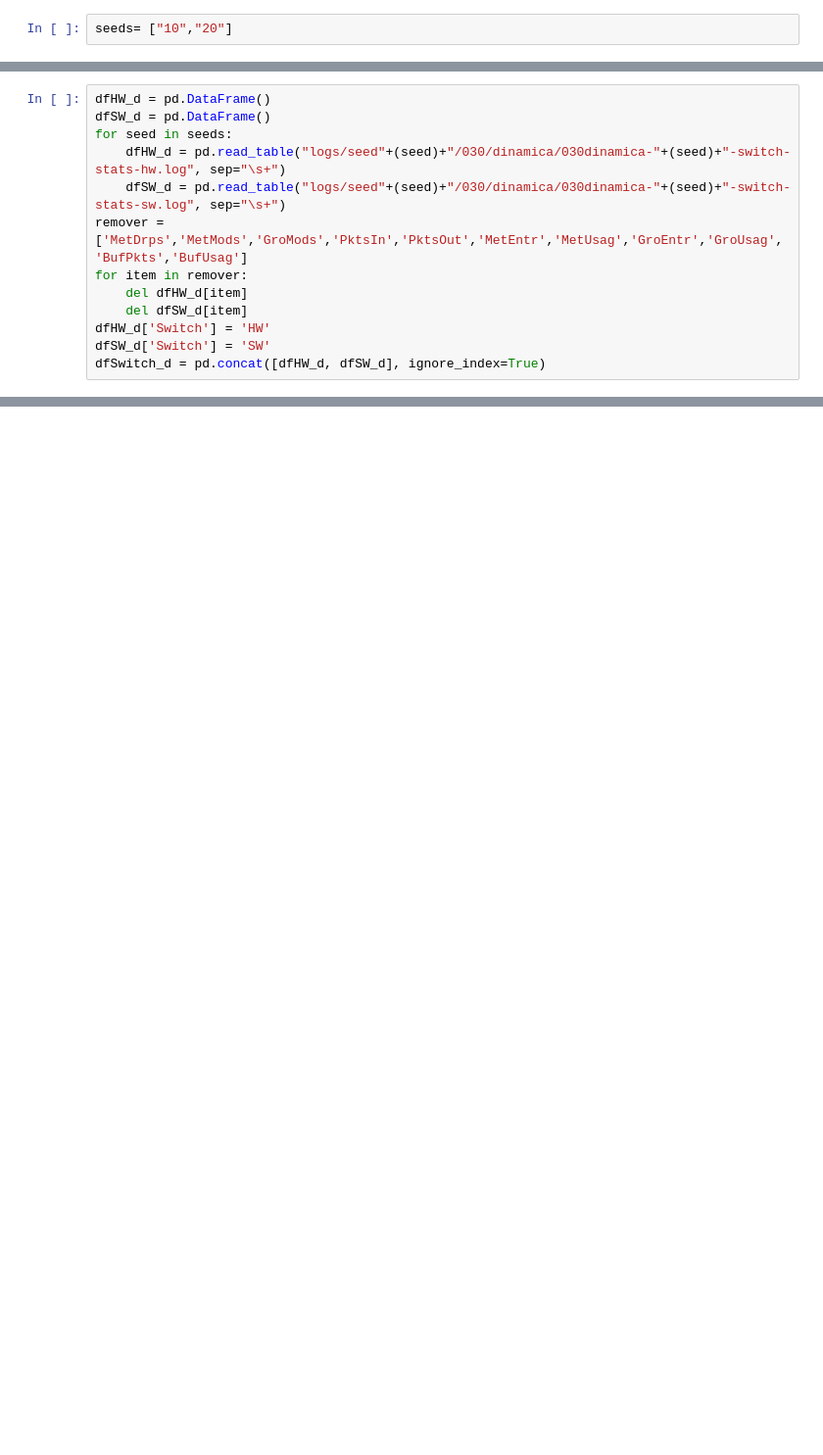
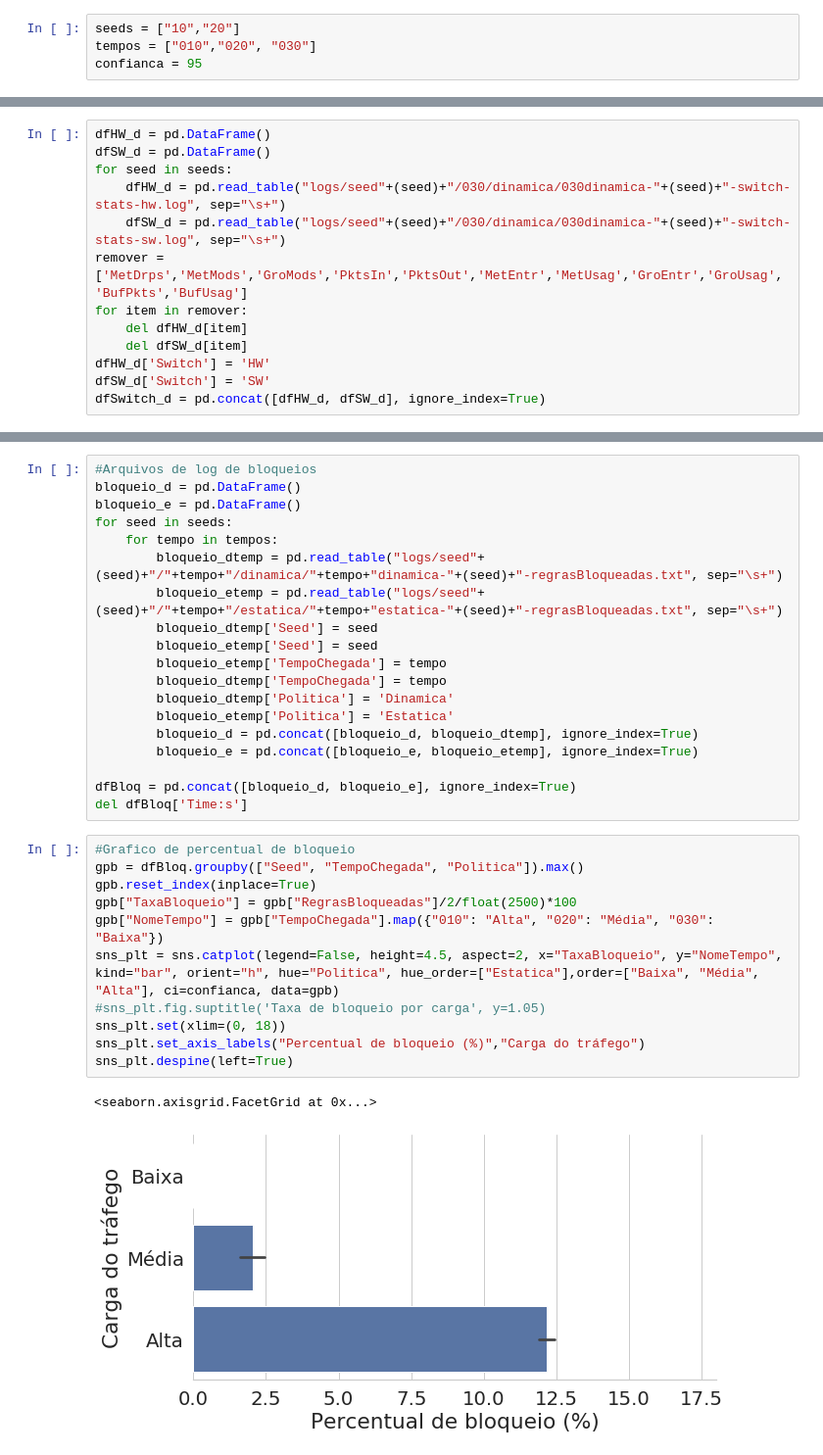
Before and after one commit to pedrobellotti/iperftestes, a Jupyter notebook: Simulacao/analise.ipynb, the cells around one changed output, grey strips where cells are left out. Shown at 98% size. Cells and saved outputs as stored; diff of their text form; blank space fills up the shorter version.

Commit message:
Atualizando graficos

```diff
--- a/Simulacao/analise.ipynb
+++ b/Simulacao/analise.ipynb
@@ -10,7 +10,9 @@ from tabulate import tabulate
 import re
 sns.set(font_scale=1.8, style="whitegrid")
 # %%
-seeds= ["10","20"]
+seeds = ["10","20"]
+tempos = ["010","020", "030"]
+confianca = 95
 # %%
 dfHW_e = pd.DataFrame()
 dfSW_e = pd.DataFrame()
@@ -133,0 +136,33 @@ Text(0.5, 1.0, 'Dinamica - 030')
+# %%
+#Arquivos de log de bloqueios
+bloqueio_d = pd.DataFrame()
+bloqueio_e = pd.DataFrame()
+for seed in seeds:
+    for tempo in tempos:
+        bloqueio_dtemp = pd.read_table("logs/seed"+(seed)+"/"+tempo+"/dinamica/"+tempo+"dinamica-"+(seed)+"-regrasBloqueadas.txt", sep="\s+")
+        bloqueio_etemp = pd.read_table("logs/seed"+(seed)+"/"+tempo+"/estatica/"+tempo+"estatica-"+(seed)+"-regrasBloqueadas.txt", sep="\s+")
+        bloqueio_dtemp['Seed'] = seed
+        bloqueio_etemp['Seed'] = seed
+        bloqueio_etemp['TempoChegada'] = tempo
+        bloqueio_dtemp['TempoChegada'] = tempo
+        bloqueio_dtemp['Politica'] = 'Dinamica'
+        bloqueio_etemp['Politica'] = 'Estatica'
+        bloqueio_d = pd.concat([bloqueio_d, bloqueio_dtemp], ignore_index=True)
+        bloqueio_e = pd.concat([bloqueio_e, bloqueio_etemp], ignore_index=True)
+
+dfBloq = pd.concat([bloqueio_d, bloqueio_e], ignore_index=True)
+del dfBloq['Time:s']
+# %%
+#Grafico de percentual de bloqueio
+gpb = dfBloq.groupby(["Seed", "TempoChegada", "Politica"]).max()
+gpb.reset_index(inplace=True)
+gpb["TaxaBloqueio"] = gpb["RegrasBloqueadas"]/2/float(2500)*100
+gpb["NomeTempo"] = gpb["TempoChegada"].map({"010": "Alta", "020": "Média", "030": "Baixa"})
+sns_plt = sns.catplot(legend=False, height=4.5, aspect=2, x="TaxaBloqueio", y="NomeTempo", kind="bar", orient="h", hue="Politica", hue_order=["Estatica"],order=["Baixa", "Média", "Alta"], ci=confianca, data=gpb)
+#sns_plt.fig.suptitle('Taxa de bloqueio por carga', y=1.05)
+sns_plt.set(xlim=(0, 18))
+sns_plt.set_axis_labels("Percentual de bloqueio (%)","Carga do tráfego")
+sns_plt.despine(left=True)
+# %% [output]
+<seaborn.axisgrid.FacetGrid at 0x...>
+[figure, added]
```
Also changed, not shown: parts of 6 cells of this notebook.
